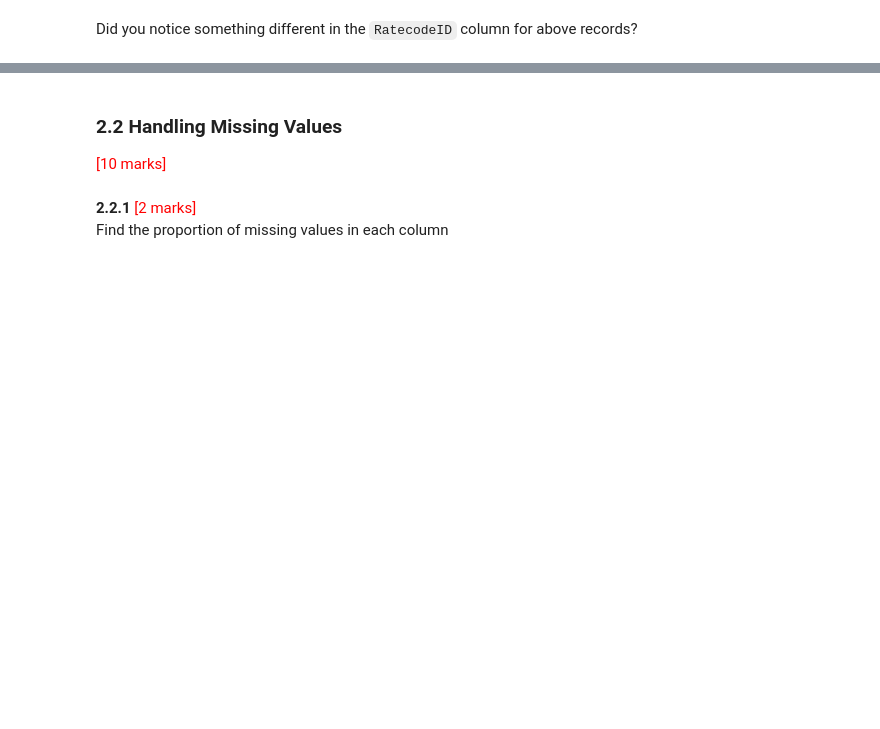
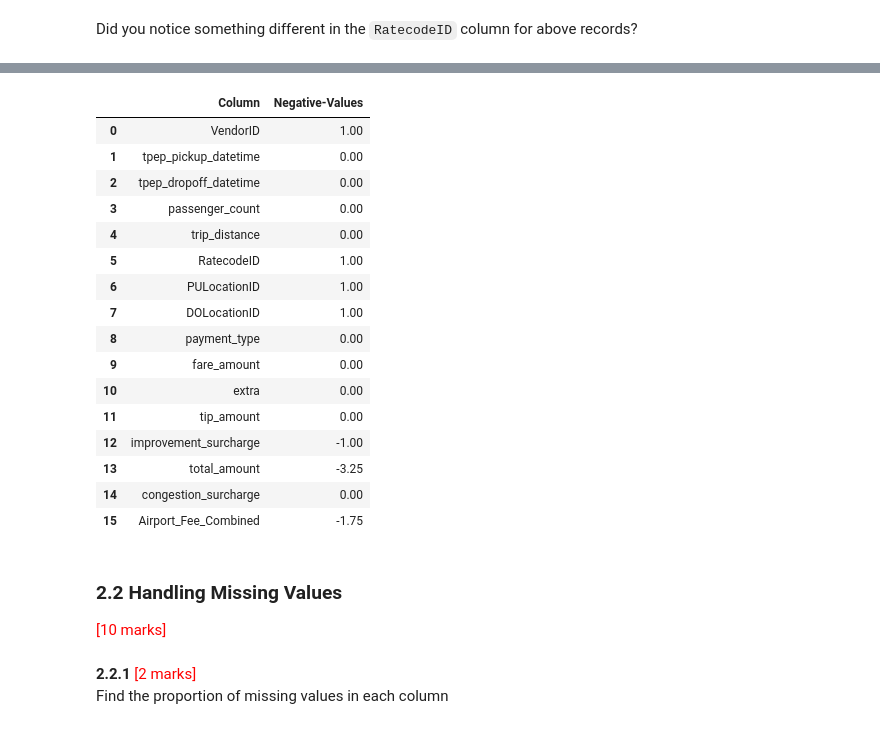
Before and after one commit to msaipraveenkumar/EDA_Assg_NYC_Taxi_Starter, a Jupyter notebook: EDA_Assg_NYC_Taxi_Starter.ipynb, the cells around one changed output, grey strips where cells are left out. Saved outputs shown, nothing was run; the diff lists cells and outputs as text; code cells hidden in the pictures; blank space fills up the shorter version.

```diff
--- a/EDA_Assg_NYC_Taxi_Starter.ipynb
+++ b/EDA_Assg_NYC_Taxi_Starter.ipynb
@@ -420,3 +473,27 @@ Did you notice something different in the `RatecodeID` column for above records?
+# %%
+# Find which columns have negative values
+pd.DataFrame({
+    'Column': df.columns.values,
+    'Negative-Values': [df[col].min() if col in df.select_dtypes(include=[np.number]).columns else 0 for col in df.columns]
+})
+# %% [output]
+|  | Column | Negative-Values |
+| 0 | VendorID | 1.00 |
+| 1 | tpep_pickup_datetime | 0.00 |
+| 2 | tpep_dropoff_datetime | 0.00 |
+| 3 | passenger_count | 0.00 |
+| 4 | trip_distance | 0.00 |
+| 5 | RatecodeID | 1.00 |
+| 6 | PULocationID | 1.00 |
+| 7 | DOLocationID | 1.00 |
+| 8 | payment_type | 0.00 |
+| 9 | fare_amount | 0.00 |
+| 10 | extra | 0.00 |
+| 11 | tip_amount | 0.00 |
+| 12 | improvement_surcharge | -1.00 |
+| 13 | total_amount | -3.25 |
+| 14 | congestion_surcharge | 0.00 |
+| 15 | Airport_Fee_Combined | -1.75 |
 # %%
 # fix these negative values
 # %% [markdown]
```
Also changed, not shown: parts of 5 cells of this notebook.
